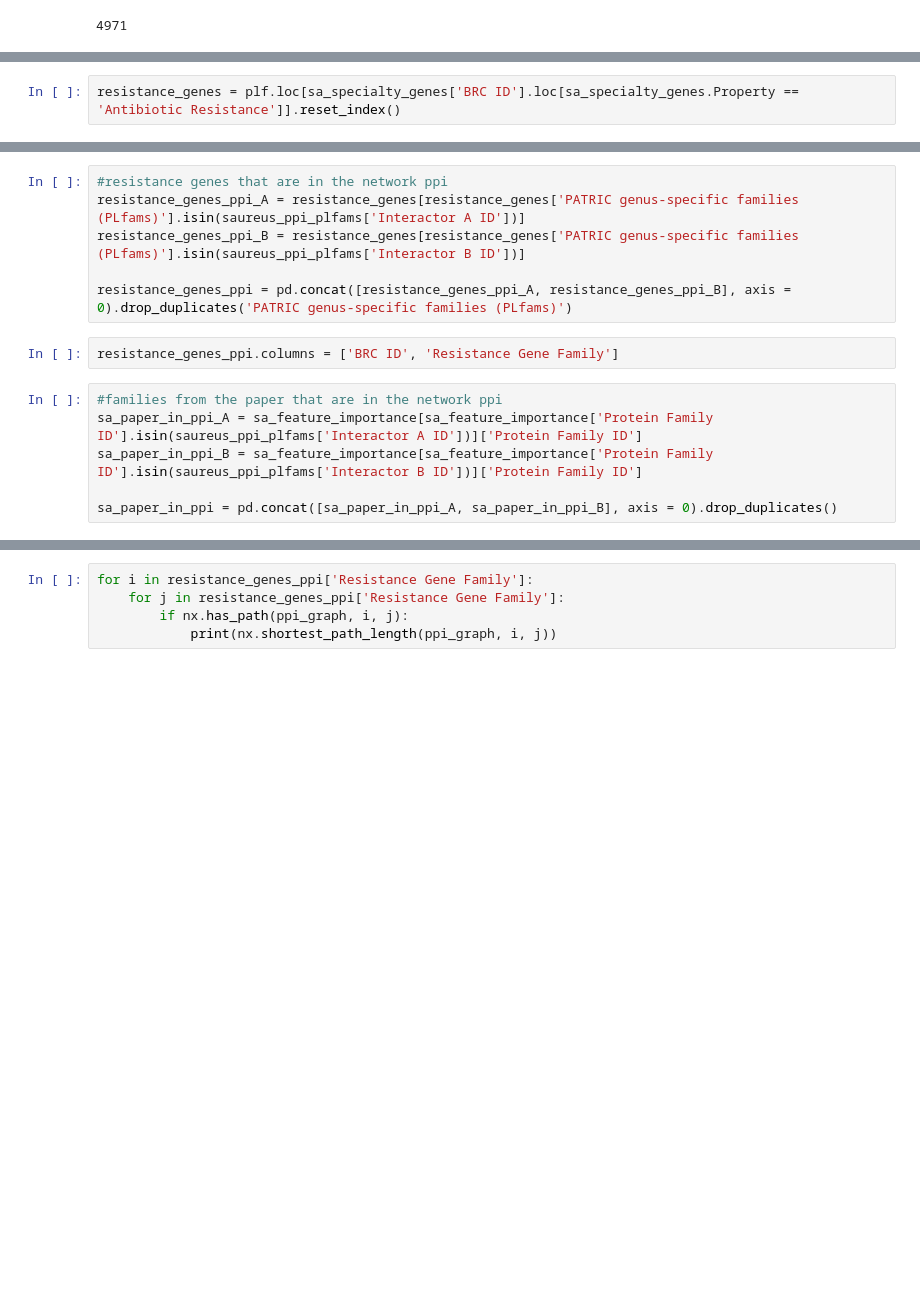
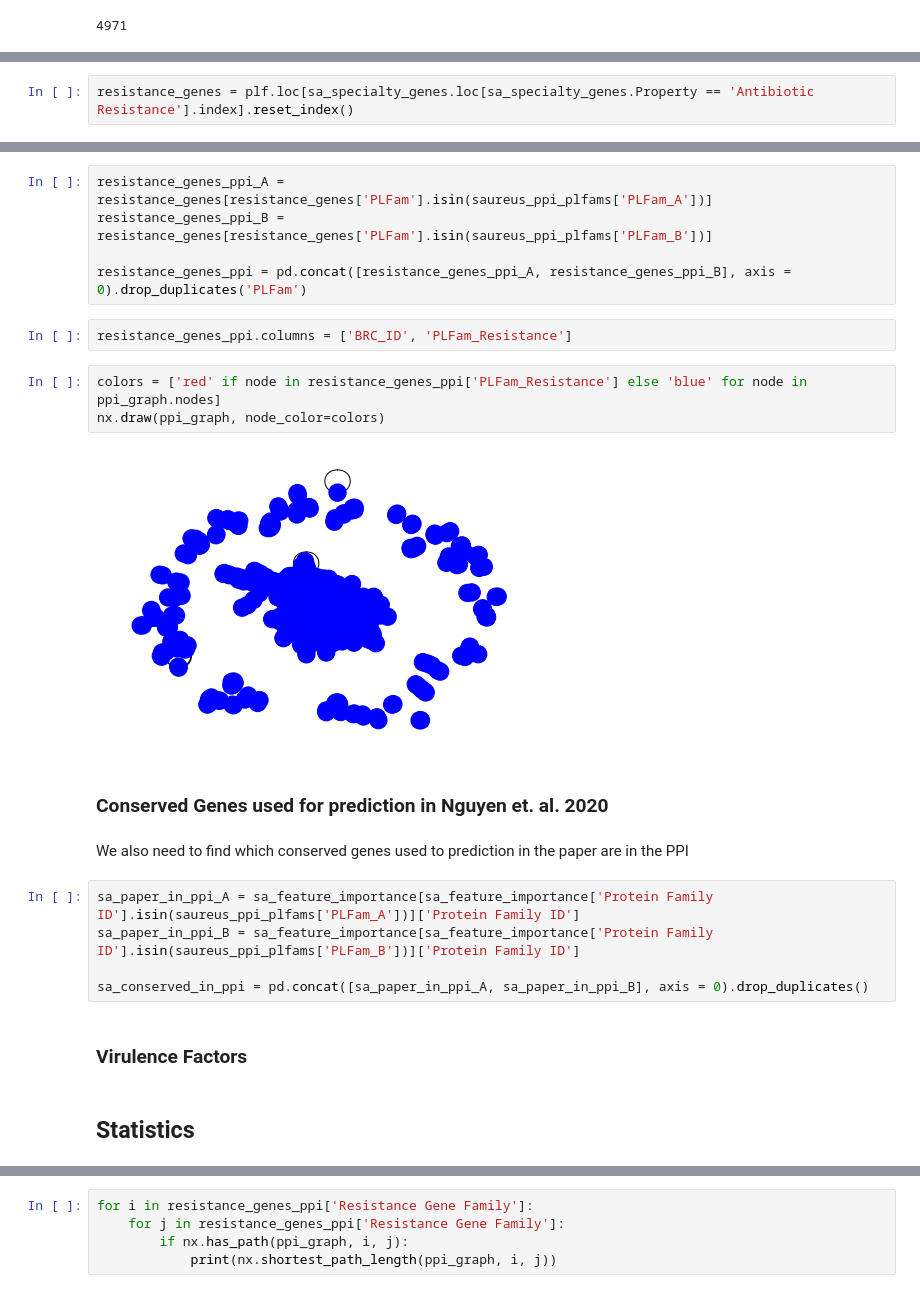
Before and after one commit to brunafistarol/MasterProjectDevelopment, a Jupyter notebook: Staphylococcus_aureus/Staphylococcus aureus.ipynb, the cells around one changed output, grey strips where cells are left out. Drawn from its saved outputs; the diff is of its cells as text; blank space fills up the shorter version.

```diff
--- a/Staphylococcus_aureus/Staphylococcus aureus.ipynb
+++ b/Staphylococcus_aureus/Staphylococcus aureus.ipynb
@@ -101,2 +179,2 @@ sa_specialty_genes[sa_specialty_genes.Property == 'Antibiotic Resistance']
 # %%
-resistance_genes = plf.loc[sa_specialty_genes['BRC ID'].loc[sa_specialty_genes.Property == 'Antibiotic Resistance']].reset_index()
+resistance_genes = plf.loc[sa_specialty_genes.loc[sa_specialty_genes.Property == 'Antibiotic Resistance'].index].reset_index()
@@ -103,15 +183,26 @@ resistance_genes = plf.loc[sa_specialty_genes['BRC ID'].loc[sa_specialty_genes.P
 # %%
-#resistance genes that are in the network ppi
-resistance_genes_ppi_A = resistance_genes[resistance_genes['PATRIC genus-specific families (PLfams)'].isin(saureus_ppi_plfams['Interactor A ID'])]
-resistance_genes_ppi_B = resistance_genes[resistance_genes['PATRIC genus-specific families (PLfams)'].isin(saureus_ppi_plfams['Interactor B ID'])]
+resistance_genes_ppi_A = resistance_genes[resistance_genes['PLFam'].isin(saureus_ppi_plfams['PLFam_A'])]
+resistance_genes_ppi_B = resistance_genes[resistance_genes['PLFam'].isin(saureus_ppi_plfams['PLFam_B'])]
 
-resistance_genes_ppi = pd.concat([resistance_genes_ppi_A, resistance_genes_ppi_B], axis = 0).drop_duplicates('PATRIC genus-specific families (PLfams)')
+resistance_genes_ppi = pd.concat([resistance_genes_ppi_A, resistance_genes_ppi_B], axis = 0).drop_duplicates('PLFam')
-# %%
-resistance_genes_ppi.columns = ['BRC ID', 'Resistance Gene Family']
+# %%
+resistance_genes_ppi.columns = ['BRC_ID', 'PLFam_Resistance']
+# %%
+colors = ['red' if node in resistance_genes_ppi['PLFam_Resistance'] else 'blue' for node in ppi_graph.nodes]
+nx.draw(ppi_graph, node_color=colors)
+# %% [output]
+[figure, added]
+# %% [markdown]
+### Conserved Genes used for prediction in Nguyen et. al. 2020
+# %% [markdown]
+We also need to find which conserved genes used to prediction in the paper are in the PPI
 # %%
-#families from the paper that are in the network ppi
-sa_paper_in_ppi_A = sa_feature_importance[sa_feature_importance['Protein Family ID'].isin(saureus_ppi_plfams['Interactor A ID'])]['Protein Family ID']
-sa_paper_in_ppi_B = sa_feature_importance[sa_feature_importance['Protein Family ID'].isin(saureus_ppi_plfams['Interactor B ID'])]['Protein Family ID']
+sa_paper_in_ppi_A = sa_feature_importance[sa_feature_importance['Protein Family ID'].isin(saureus_ppi_plfams['PLFam_A'])]['Protein Family ID']
+sa_paper_in_ppi_B = sa_feature_importance[sa_feature_importance['Protein Family ID'].isin(saureus_ppi_plfams['PLFam_B'])]['Protein Family ID']
 
-sa_paper_in_ppi = pd.concat([sa_paper_in_ppi_A, sa_paper_in_ppi_B], axis = 0).drop_duplicates()
+sa_conserved_in_ppi = pd.concat([sa_paper_in_ppi_A, sa_paper_in_ppi_B], axis = 0).drop_duplicates()
+# %% [markdown]
+### Virulence Factors
+# %% [markdown]
+## Statistics
 # %%
```
Also changed, not shown: parts of 43 cells of this notebook.
